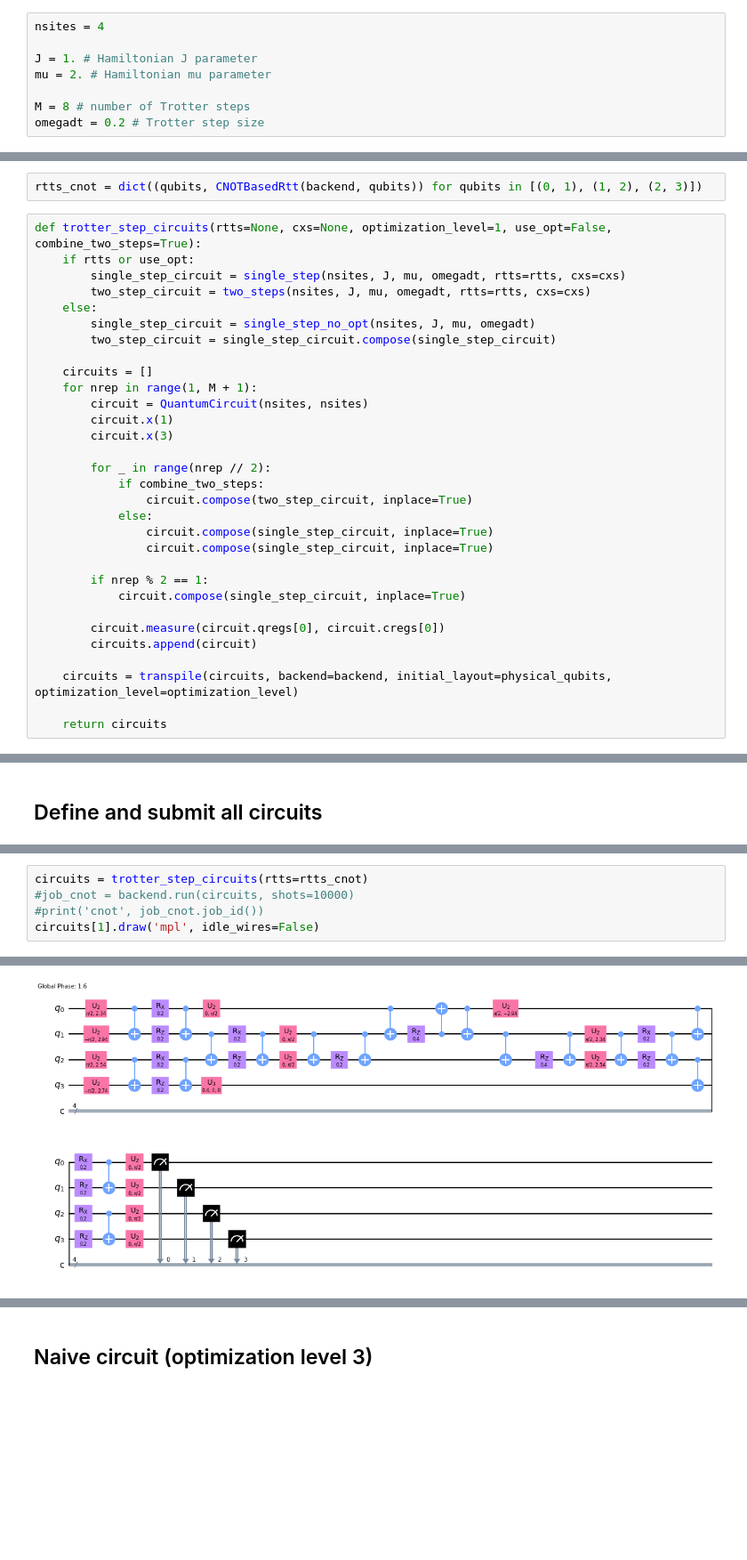
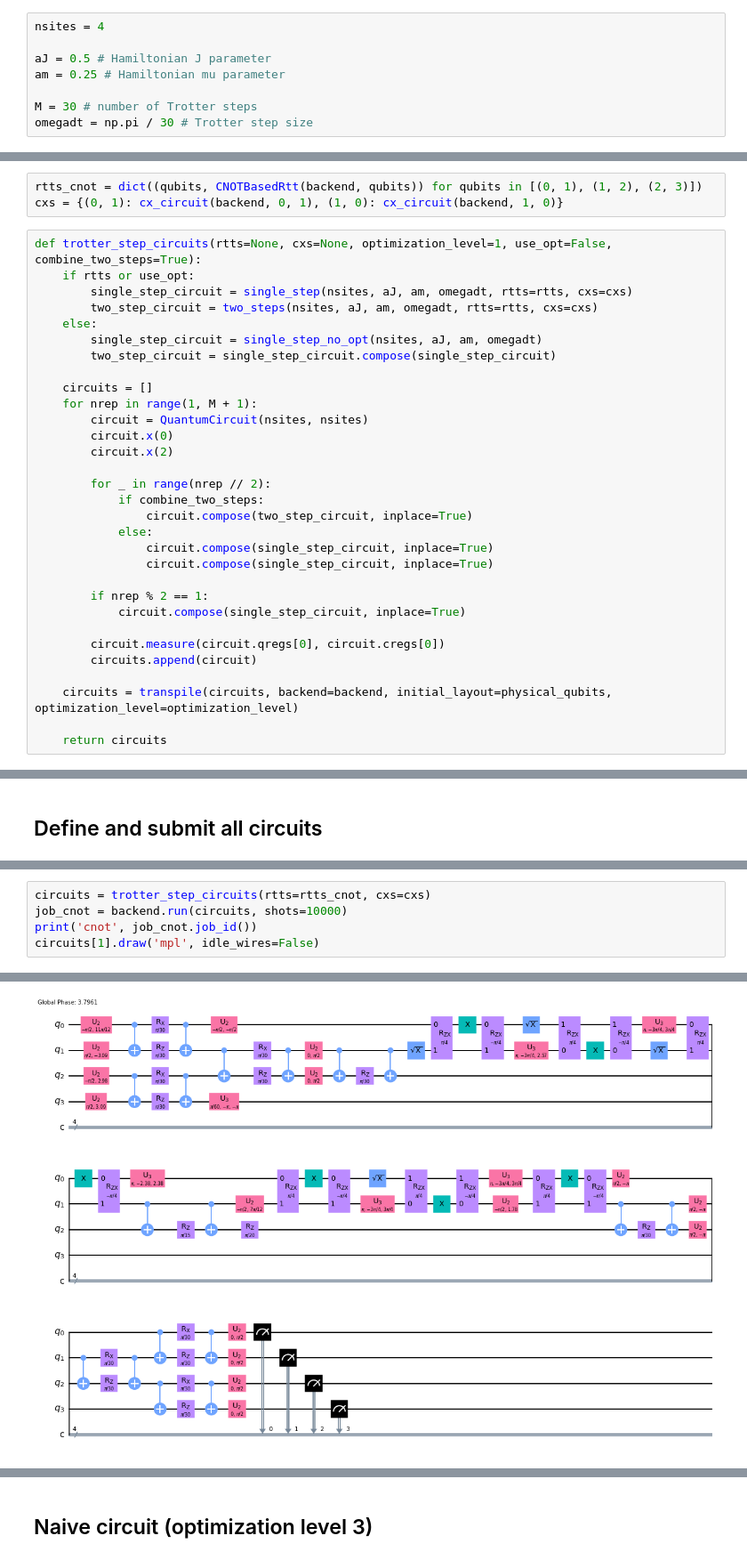
Before and after one commit to yiiyama/qc_random, a Jupyter notebook: four_qubit_schwinger/forward_simulator.ipynb, the cells around one changed output, grey strips where cells are left out. Shown: that part at 89% size. Saved outputs shown, nothing was run; the diff lists cells and outputs as text; blank space fills up the shorter version.

Commit message:
synchronized Hamiltonian convention with the paper + fixed errors

```diff
--- a/four_qubit_schwinger/forward_simulator.ipynb
+++ b/four_qubit_schwinger/forward_simulator.ipynb
@@ -12,30 +11,31 @@ from dynamics import plot_curve, plot_counts_with_curve
 # %%
 nsites = 4
 
-J = 1. # Hamiltonian J parameter
-mu = 2. # Hamiltonian mu parameter
+aJ = 0.5 # Hamiltonian J parameter
+am = 0.25 # Hamiltonian mu parameter
 
-M = 8 # number of Trotter steps
-omegadt = 0.2 # Trotter step size
+M = 30 # number of Trotter steps
+omegadt = np.pi / 30 # Trotter step size
 # %%
 backend = Aer.get_backend('qasm_simulator')
 physical_qubits = None
 # %%
 rtts_cnot = dict((qubits, CNOTBasedRtt(backend, qubits)) for qubits in [(0, 1), (1, 2), (2, 3)])
+cxs = {(0, 1): cx_circuit(backend, 0, 1), (1, 0): cx_circuit(backend, 1, 0)}
 # %%
 def trotter_step_circuits(rtts=None, cxs=None, optimization_level=1, use_opt=False, combine_two_steps=True):
     if rtts or use_opt:
-        single_step_circuit = single_step(nsites, J, mu, omegadt, rtts=rtts, cxs=cxs)
-        two_step_circuit = two_steps(nsites, J, mu, omegadt, rtts=rtts, cxs=cxs)
+        single_step_circuit = single_step(nsites, aJ, am, omegadt, rtts=rtts, cxs=cxs)
+        two_step_circuit = two_steps(nsites, aJ, am, omegadt, rtts=rtts, cxs=cxs)
     else:
-        single_step_circuit = single_step_no_opt(nsites, J, mu, omegadt)
+        single_step_circuit = single_step_no_opt(nsites, aJ, am, omegadt)
         two_step_circuit = single_step_circuit.compose(single_step_circuit)
 
     circuits = []
     for nrep in range(1, M + 1):
         circuit = QuantumCircuit(nsites, nsites)
-        circuit.x(1)
-        circuit.x(3)
+        circuit.x(0)
+        circuit.x(2)
 
         for _ in range(nrep // 2):
             if combine_two_steps:
@@ -76,6 +79,6 @@ circuits[1].draw('mpl', idle_wires=False)
 # %%
-circuits = trotter_step_circuits(rtts=rtts_cnot)
-#job_cnot = backend.run(circuits, shots=10000)
-#print('cnot', job_cnot.job_id())
+circuits = trotter_step_circuits(rtts=rtts_cnot, cxs=cxs)
+job_cnot = backend.run(circuits, shots=10000)
+print('cnot', job_cnot.job_id())
 circuits[1].draw('mpl', idle_wires=False)
 # %% [output]
@@ -82,2 +86,2 @@ circuits[1].draw('mpl', idle_wires=False)
-[figure, old version]
+[figure, new version]
 # %%
```
Also changed, not shown: parts of 7 cells of this notebook, 3 other files.
